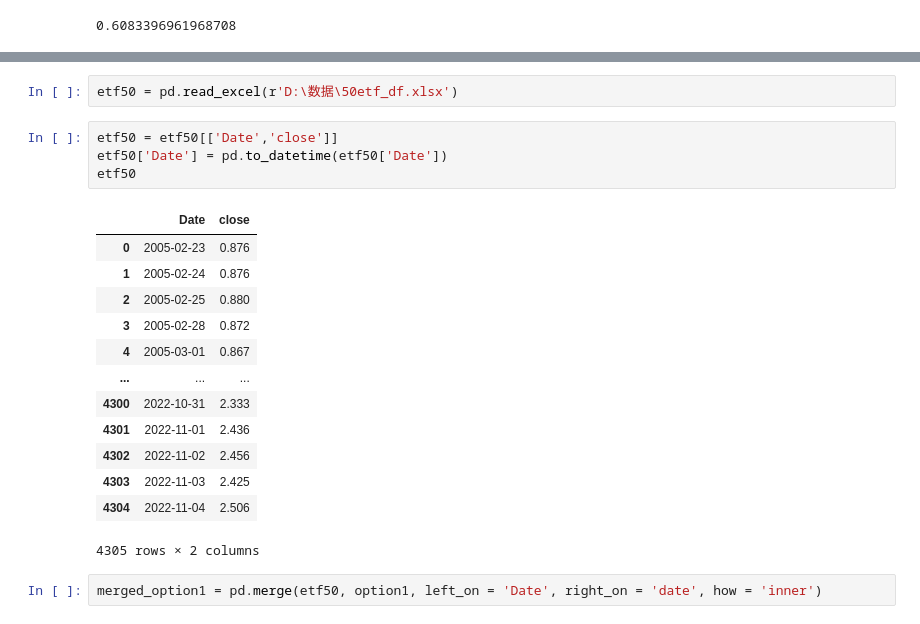
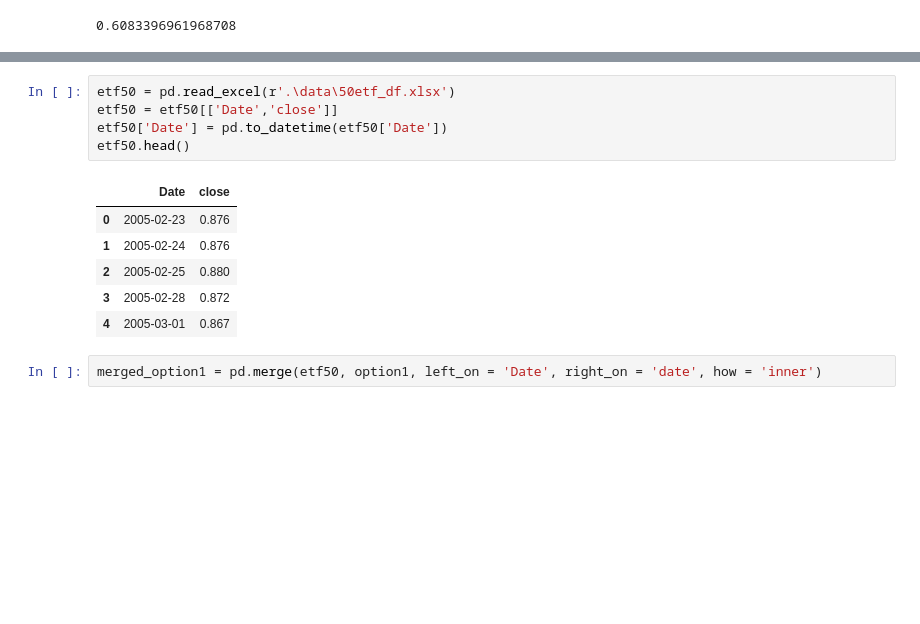
Before and after one commit to Xuanxfan/bodl, a Jupyter notebook: data_processor.ipynb, the cells around one changed output, grey strips where cells are left out. Saved outputs shown, nothing was run; the diff lists cells and outputs as text; blank space fills up the shorter version.

Commit message:
data_clean

```diff
--- a/data_processor.ipynb
+++ b/data_processor.ipynb
@@ -102,23 +95,15 @@ rate
-# %%
-etf50 = pd.read_excel(r'D:\数据\50etf_df.xlsx')
 # %%
+etf50 = pd.read_excel(r'.\data\50etf_df.xlsx')
 etf50 = etf50[['Date','close']]
 etf50['Date'] = pd.to_datetime(etf50['Date'])
-etf50
+etf50.head()
 # %% [output]
 |  | Date | close |
 | 0 | 2005-02-23 | 0.876 |
 | 1 | 2005-02-24 | 0.876 |
 | 2 | 2005-02-25 | 0.880 |
 | 3 | 2005-02-28 | 0.872 |
 | 4 | 2005-03-01 | 0.867 |
-| ... | ... | ... |
-| 4300 | 2022-10-31 | 2.333 |
-| 4301 | 2022-11-01 | 2.436 |
-| 4302 | 2022-11-02 | 2.456 |
-| 4303 | 2022-11-03 | 2.425 |
-| 4304 | 2022-11-04 | 2.506 |
-4305 rows × 2 columns
 # %%
 merged_option1 = pd.merge(etf50, option1, left_on = 'Date', right_on = 'date', how = 'inner')
 # %% [output]
```
Also changed, not shown: parts of 4 cells of this notebook, 1 other file.
